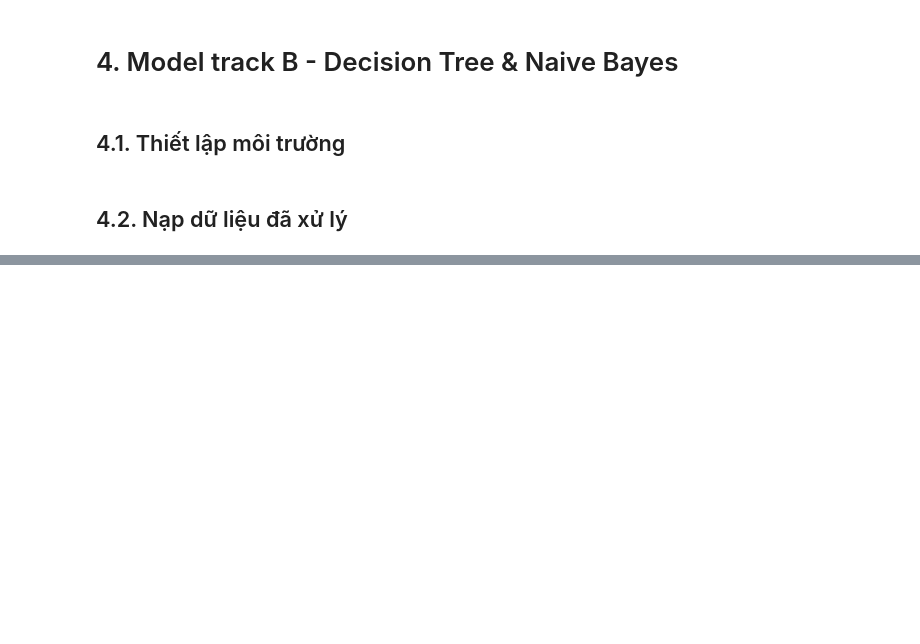
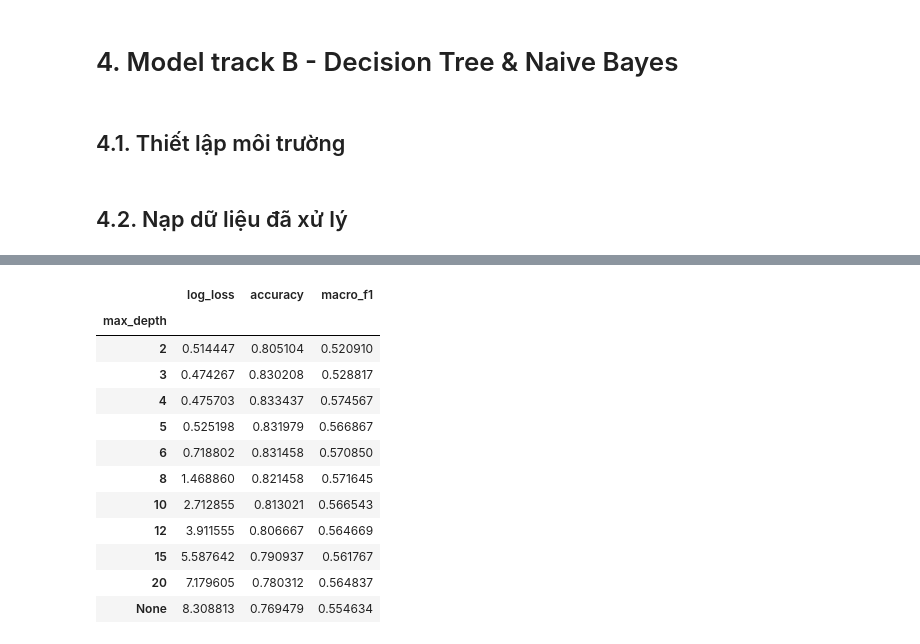
Before and after one commit to AIVIETNAM-AIO-DoHongNhat/Hepatic-Model-Comparison, a Jupyter notebook: notebooks/05_model_track_b.ipynb, the cells around one changed output, grey strips where cells are left out. Drawn from its saved outputs; the diff is of its cells as text; code cells hidden in the pictures; blank space fills up the shorter version.

```diff
--- a/notebooks/05_model_track_b.ipynb
+++ b/notebooks/05_model_track_b.ipynb
@@ -30,0 +36,30 @@ fold = data.load_folds()
+# %%
+depth_candidates = [2, 3, 4, 5, 6, 8, 10, 12, 15, 20, None]
+depth_labels = [str(d) for d in depth_candidates]
+label_to_depth = dict(zip(depth_labels, depth_candidates))
+
+depth_rows = []
+for label, depth in zip(depth_labels, depth_candidates):
+    for f, tr, va in data.iter_folds(fold):
+        model = DecisionTreeClassifier(max_depth=depth, random_state=data.RANDOM_STATE)
+        model.fit(X.iloc[tr], y.iloc[tr])
+        proba = model.predict_proba(X.iloc[va])
+        depth_rows.append({"max_depth": label, "fold": f, **metrics.compute_metrics(y.iloc[va], proba)})
+
+depth_scores = pd.DataFrame(depth_rows)
+depth_summary = depth_scores.groupby("max_depth", sort=False)[metrics.METRIC_NAMES].mean().reindex(depth_labels)
+depth_summary
+# %% [output]
+|  | log_loss | accuracy | macro_f1 |
+| max_depth |  |  |  |
+| 2 | 0.514447 | 0.805104 | 0.520910 |
+| 3 | 0.474267 | 0.830208 | 0.528817 |
+| 4 | 0.475703 | 0.833437 | 0.574567 |
+| 5 | 0.525198 | 0.831979 | 0.566867 |
+| 6 | 0.718802 | 0.831458 | 0.570850 |
+| 8 | 1.468860 | 0.821458 | 0.571645 |
+| 10 | 2.712855 | 0.813021 | 0.566543 |
+| 12 | 3.911555 | 0.806667 | 0.564669 |
+| 15 | 5.587642 | 0.790937 | 0.561767 |
+| 20 | 7.179605 | 0.780312 | 0.564837 |
+| None | 8.308813 | 0.769479 | 0.554634 |
```
Also changed, not shown: parts of 17 cells of this notebook, 5 other files.
